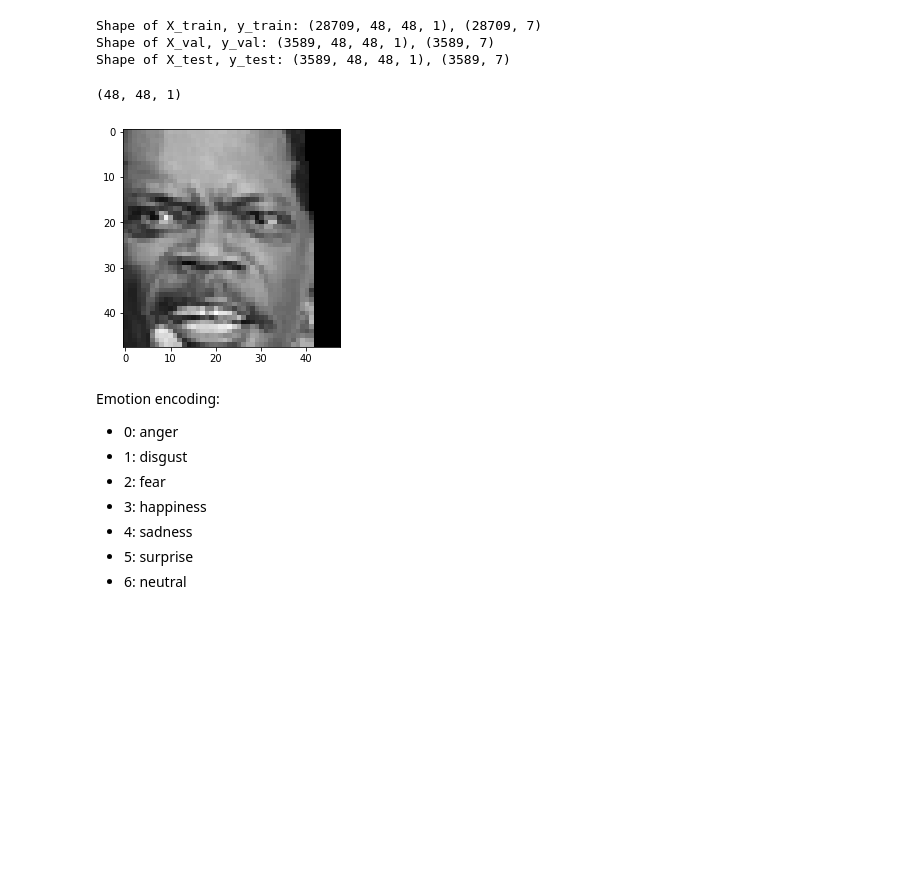
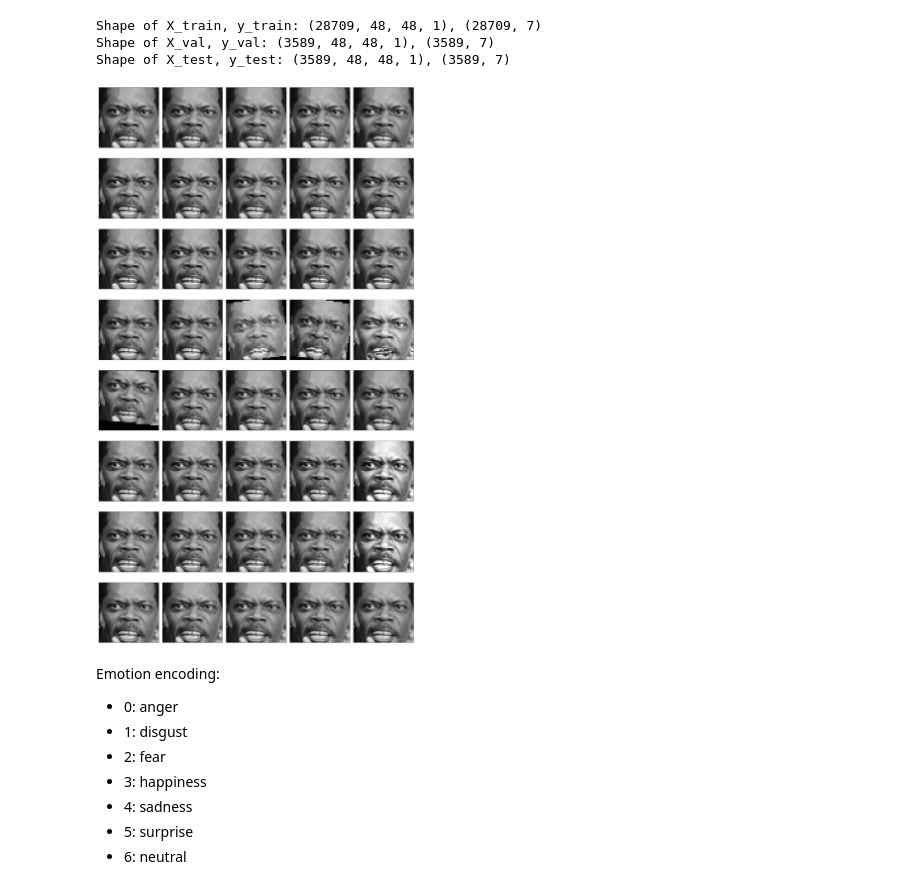
Before and after one commit to lougau92/Facial-recognition-using-cnn, a Jupyter notebook: tensorflow_alternative.ipynb, the cells around one changed output. Drawn from its saved outputs; the diff is of its cells as text; code cells hidden in the pictures; blank space fills up the shorter version.

Commit message:
added visualization

```diff
--- a/tensorflow_alternative.ipynb
+++ b/tensorflow_alternative.ipynb
@@ -54,35 +54,39 @@ Shape of X_test, y_test: (3589, 48, 48, 1), (3589, 7)
 # %%
 # decided to use the pytorch RandAugment() method as it does exactly what we want
 def augment_image(image:np.ndarray):
-    prob_for_augmentation = 1
+    prob_for_augmentation = 0.1
     if np.random.random() < prob_for_augmentation:
         transform = torchvision.transforms.Compose([
             torchvision.transforms.ToTensor(),
             torchvision.transforms.ConvertImageDtype(dtype=torch.uint8),
             torchvision.transforms.RandAugment()
         ])
         augmented_image = transform((image*255).astype(np.uint8))
         return np.rollaxis(augmented_image.numpy(), axis=0, start=3)/255
     else: return image
 
 image_augmenter = tf.keras.preprocessing.image.ImageDataGenerator(preprocessing_function=augment_image)
 
 # testing to see what outputs the augment_image method returns
-test = augment_image(X_train[10])
-plt.imshow(test, cmap='gray')
-print(test.shape)
+# on average, one for every (1/prob_for_augmentation) images will be transformed
+fig = plt.figure(figsize=(18, 32))
+for i in range(40):
+    ax = plt.subplot(8, 5, i+1)
+    ax.imshow(augment_image(X_train[10]), cmap='gray')
+    ax.set_xticks([])
+    ax.set_yticks([])
+plt.tight_layout()
 
 # alternative ImageDataGenerator function implemented in TensorFlow.
 # I don't like it as much as it does not let you control how many images are augmented. All images are augmented every epoch, which is not what we want I think.
 # testing how the augmentations produced by ImageDataGenerator look like
 # image_augmenter = tf.keras.preprocessing.image.ImageDataGenerator(vertical_flip=True, horizontal_flip=True, rotation_range=20, width_shift_range=0.1, height_shift_range=0.1, zoom_range=0.1, shear_range=10, rescale=1/255.)
 # image_augmenter.fit(X_train)
 # test = image_augmenter.random_transform(X_train[10])
 # plt.imshow(test, cmap='gray')
 # print(test.shape)
 # %% [output]
-(48, 48, 1)
-[figure, old version]
+[figure, new version]
 # %% [markdown]
 Emotion encoding:
 - 0: anger
```
